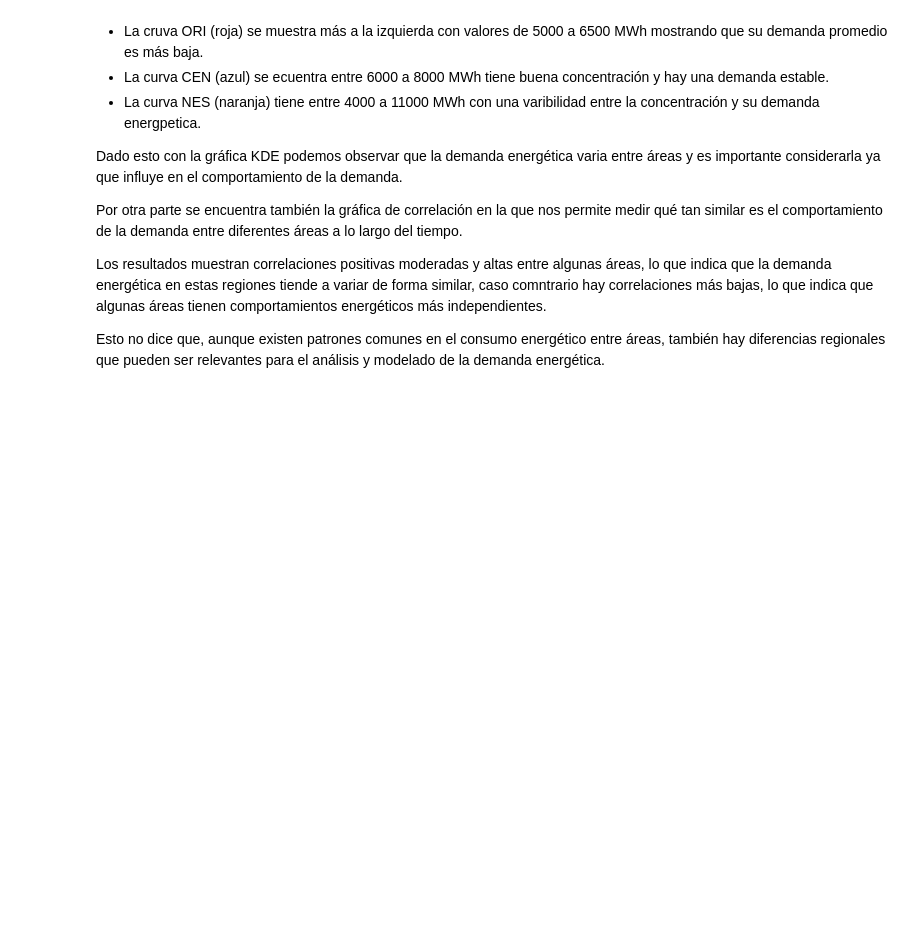
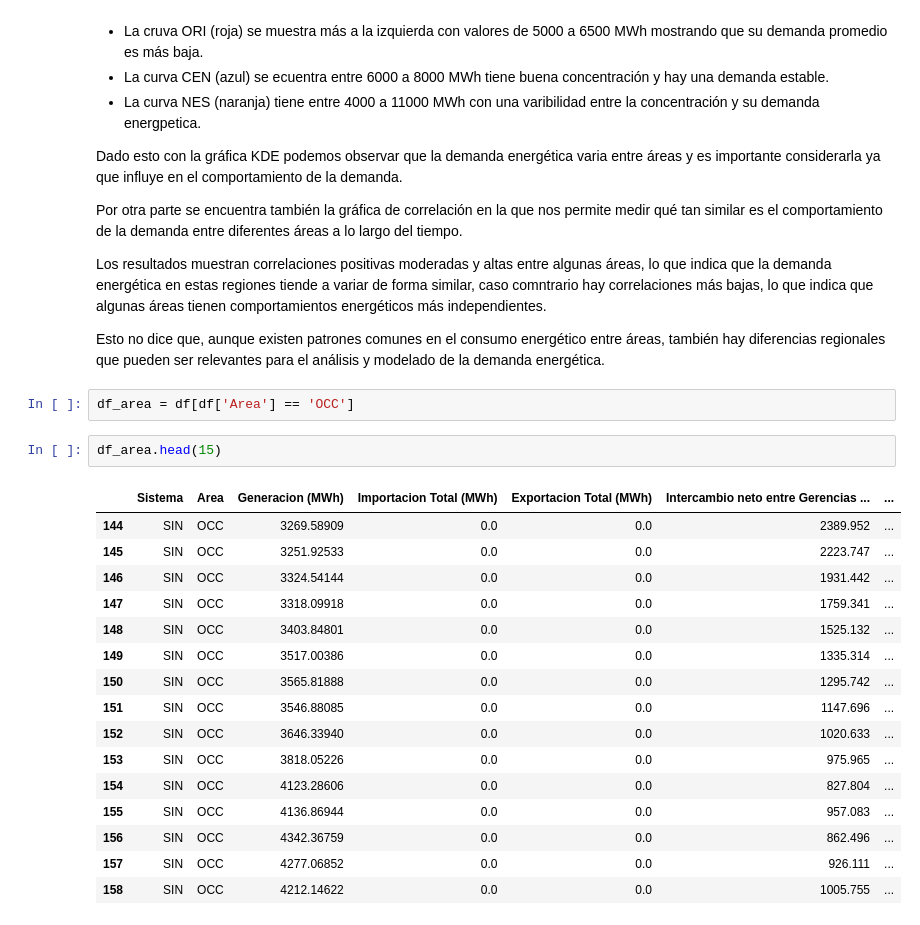
Before and after one commit to UlisesACC/Modelado-Predictivo, a Jupyter notebook: regresion/EDA.ipynb, the cells around one changed output. Drawn from its saved outputs; the diff is of its cells as text; blank space fills up the shorter version.

Commit message:
Inicio de 2do EDA con df_area

```diff
--- a/regresion/EDA.ipynb
+++ b/regresion/EDA.ipynb
@@ -580,3 +580,24 @@ Por otra parte se encuentra también la gráfica de correlación en la que nos p
 Los resultados muestran correlaciones positivas moderadas y altas entre algunas áreas, lo que indica que la demanda energética en estas regiones tiende a variar de forma similar, caso comntrario hay correlaciones más bajas, lo que indica que algunas áreas tienen comportamientos energéticos más independientes.
 
 Esto no dice que, aunque existen patrones comunes en el consumo energético entre áreas, también hay diferencias regionales que pueden ser relevantes para el análisis y modelado de la demanda energética.
+# %%
+df_area = df[df['Area'] == 'OCC']
+# %%
+df_area.head(15)
+# %% [output]
+|  | Sistema | Area | Generacion (MWh) | Importacion Total (MWh) | Exportacion Total (MWh) | Intercambio neto entre Gerencias ... | ... |
+| 144 | SIN | OCC | 3269.58909 | 0.0 | 0.0 | 2389.952 | ... |
+| 145 | SIN | OCC | 3251.92533 | 0.0 | 0.0 | 2223.747 | ... |
+| 146 | SIN | OCC | 3324.54144 | 0.0 | 0.0 | 1931.442 | ... |
+| 147 | SIN | OCC | 3318.09918 | 0.0 | 0.0 | 1759.341 | ... |
+| 148 | SIN | OCC | 3403.84801 | 0.0 | 0.0 | 1525.132 | ... |
+| 149 | SIN | OCC | 3517.00386 | 0.0 | 0.0 | 1335.314 | ... |
+| 150 | SIN | OCC | 3565.81888 | 0.0 | 0.0 | 1295.742 | ... |
+| 151 | SIN | OCC | 3546.88085 | 0.0 | 0.0 | 1147.696 | ... |
+| 152 | SIN | OCC | 3646.33940 | 0.0 | 0.0 | 1020.633 | ... |
+| 153 | SIN | OCC | 3818.05226 | 0.0 | 0.0 | 975.965 | ... |
+| 154 | SIN | OCC | 4123.28606 | 0.0 | 0.0 | 827.804 | ... |
+| 155 | SIN | OCC | 4136.86944 | 0.0 | 0.0 | 957.083 | ... |
+| 156 | SIN | OCC | 4342.36759 | 0.0 | 0.0 | 862.496 | ... |
+| 157 | SIN | OCC | 4277.06852 | 0.0 | 0.0 | 926.111 | ... |
+| 158 | SIN | OCC | 4212.14622 | 0.0 | 0.0 | 1005.755 | ... |
```
Also changed, not shown: parts of 3 cells of this notebook, 2 other files.
